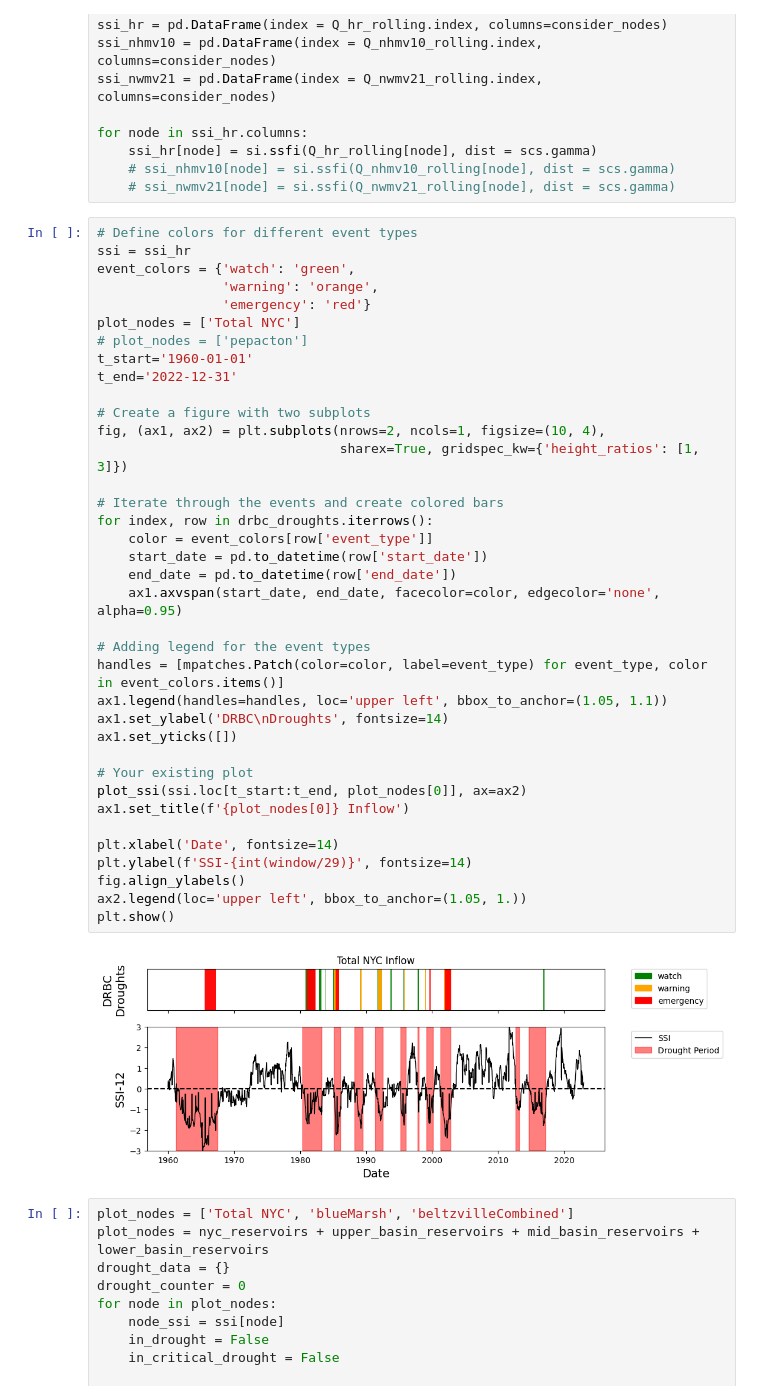
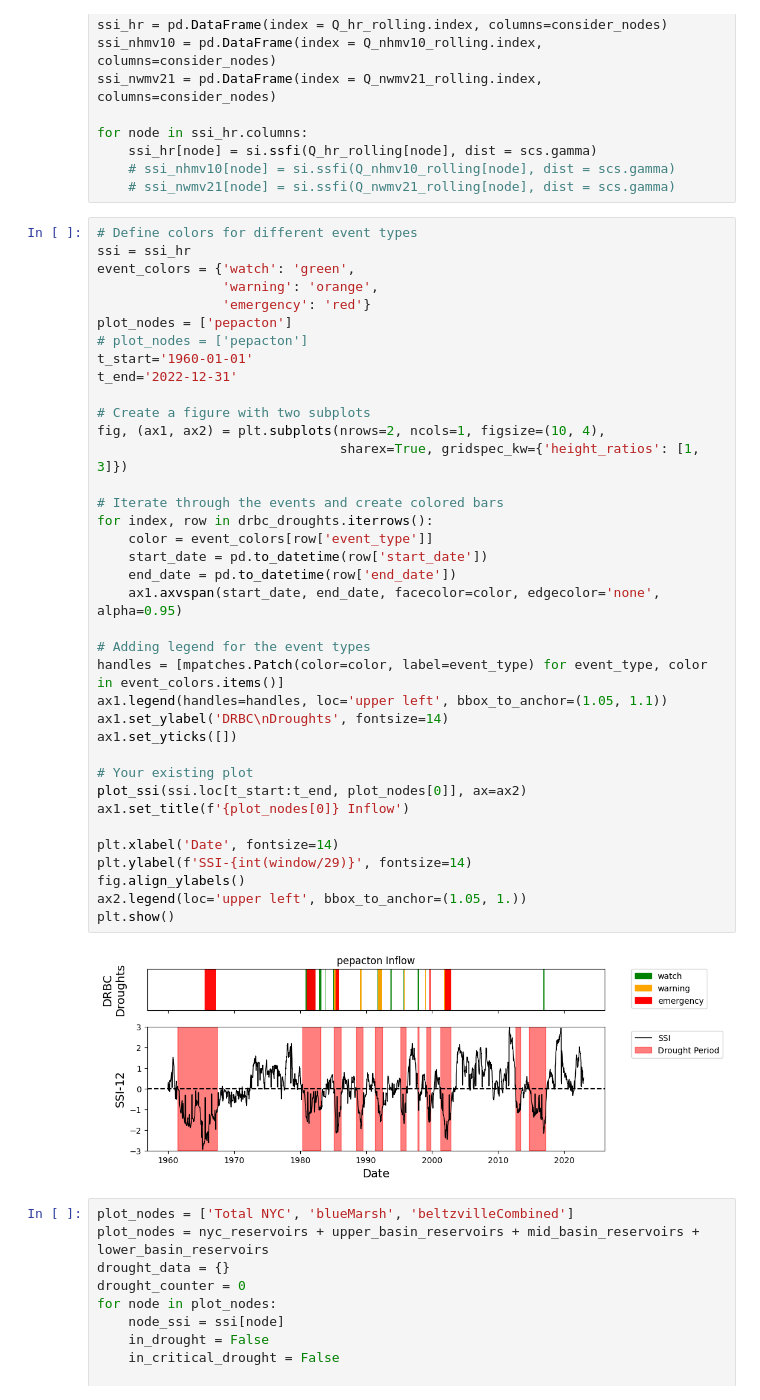
Before and after one commit to Pywr-DRB/DRB-Historic-Reconstruction, a Jupyter notebook: DRB_historic_drought_analysis.ipynb, the cells around one changed output. Cells and saved outputs as stored; diff of their text form.

```diff
--- a/DRB_historic_drought_analysis.ipynb
+++ b/DRB_historic_drought_analysis.ipynb
@@ -147,39 +147,39 @@ ssi = ssi_hr
 event_colors = {'watch': 'green',
                 'warning': 'orange',
                 'emergency': 'red'}
-plot_nodes = ['Total NYC']
+plot_nodes = ['pepacton']
 # plot_nodes = ['pepacton']
 t_start='1960-01-01'
 t_end='2022-12-31'
 
 # Create a figure with two subplots
 fig, (ax1, ax2) = plt.subplots(nrows=2, ncols=1, figsize=(10, 4),
                                sharex=True, gridspec_kw={'height_ratios': [1, 3]})
 
 # Iterate through the events and create colored bars
 for index, row in drbc_droughts.iterrows():
     color = event_colors[row['event_type']]
     start_date = pd.to_datetime(row['start_date'])
     end_date = pd.to_datetime(row['end_date'])
     ax1.axvspan(start_date, end_date, facecolor=color, edgecolor='none', alpha=0.95)
 
 # Adding legend for the event types
 handles = [mpatches.Patch(color=color, label=event_type) for event_type, color in event_colors.items()]
 ax1.legend(handles=handles, loc='upper left', bbox_to_anchor=(1.05, 1.1))
 ax1.set_ylabel('DRBC\nDroughts', fontsize=14)
 ax1.set_yticks([])
 
 # Your existing plot
 plot_ssi(ssi.loc[t_start:t_end, plot_nodes[0]], ax=ax2)
 ax1.set_title(f'{plot_nodes[0]} Inflow')
 
 plt.xlabel('Date', fontsize=14)
 plt.ylabel(f'SSI-{int(window/29)}', fontsize=14)
 fig.align_ylabels()
 ax2.legend(loc='upper left', bbox_to_anchor=(1.05, 1.))
 plt.show()
 # %% [output]
-[figure, old version]
+[figure, new version]
 # %%
 plot_nodes = ['Total NYC', 'blueMarsh', 'beltzvilleCombined']
 plot_nodes = nyc_reservoirs + upper_basin_reservoirs + mid_basin_reservoirs + lower_basin_reservoirs
```
Also changed, not shown: 12 other files.
